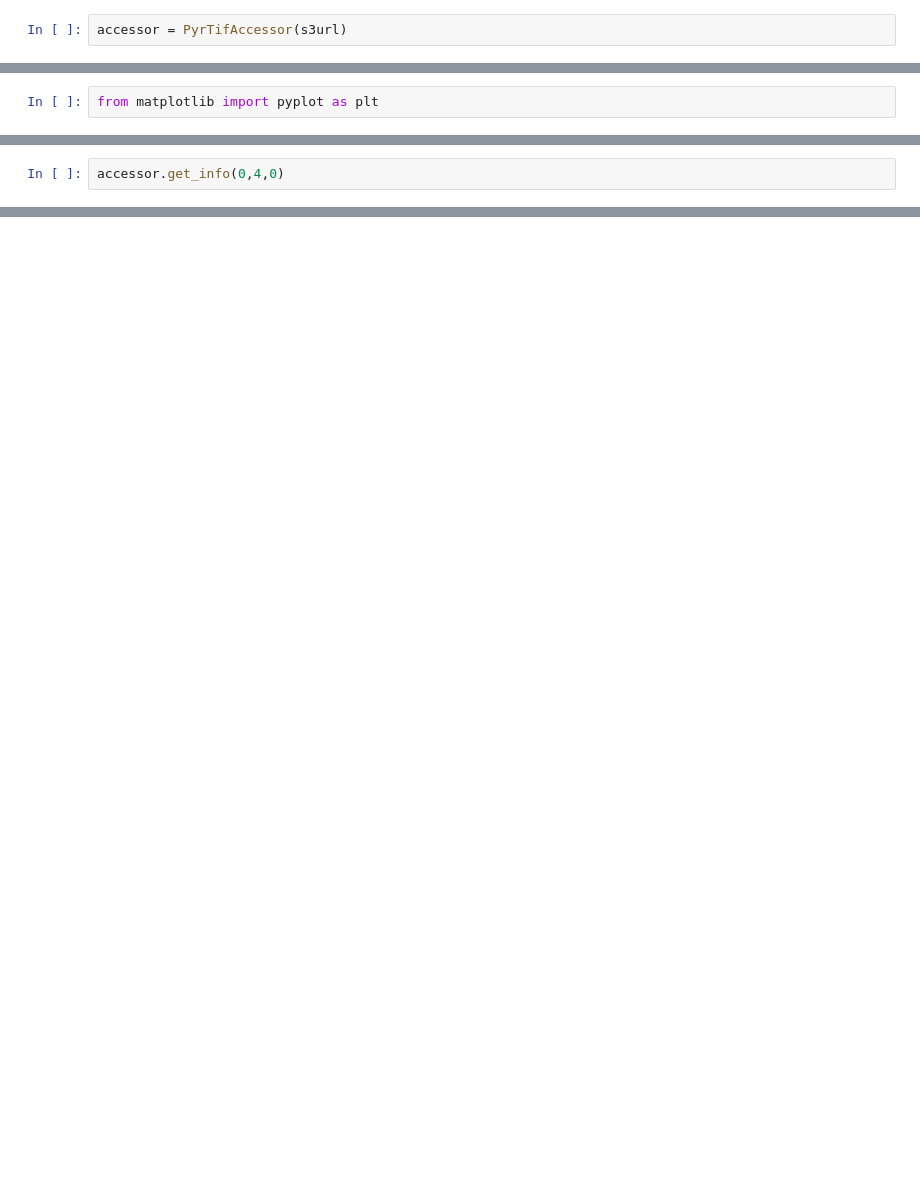
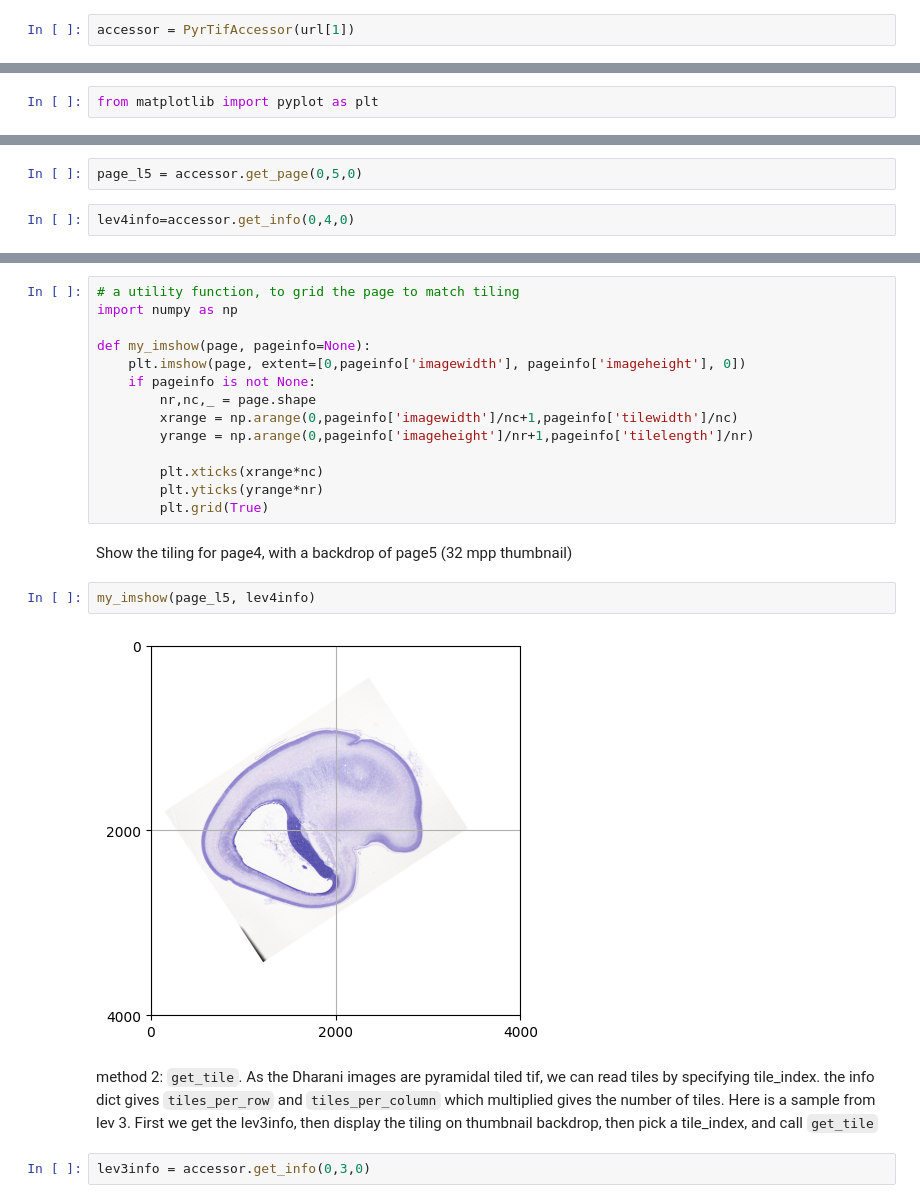
Before and after one commit to SGBC-IITM/DHARANI_data_tutorial, a Jupyter notebook: notebooks/test_image.ipynb, the cells around one changed output, grey strips where cells are left out. Saved outputs shown, nothing was run; the diff lists cells and outputs as text; blank space fills up the shorter version.

Commit message:
more docs, test_image.ipynb refreshed

```diff
--- a/notebooks/test_image.ipynb
+++ b/notebooks/test_image.ipynb
@@ -23,2 +136,2 @@ s3url = s3baseurl + samplefilename
 # %%
-accessor = PyrTifAccessor(s3url)
+accessor = PyrTifAccessor(url[1])
@@ -62,2 +200,4 @@ num_pages
+# %%
+page_l5 = accessor.get_page(0,5,0)
 # %%
-accessor.get_info(0,4,0)
+lev4info=accessor.get_info(0,4,0)
@@ -72,0 +216,24 @@ accessor.get_info(0,4,0)
+# %%
+# a utility function, to grid the page to match tiling
+import numpy as np
+
+def my_imshow(page, pageinfo=None):
+    plt.imshow(page, extent=[0,pageinfo['imagewidth'], pageinfo['imageheight'], 0])
+    if pageinfo is not None:
+        nr,nc,_ = page.shape
+        xrange = np.arange(0,pageinfo['imagewidth']/nc+1,pageinfo['tilewidth']/nc)
+        yrange = np.arange(0,pageinfo['imageheight']/nr+1,pageinfo['tilelength']/nr)
+
+        plt.xticks(xrange*nc)
+        plt.yticks(yrange*nr)
+        plt.grid(True)
+# %% [markdown]
+Show the tiling for page4, with a backdrop of page5 (32 mpp thumbnail)
+# %%
+my_imshow(page_l5, lev4info)
+# %% [output]
+[figure, added]
+# %% [markdown]
+method 2: `get_tile`. As the Dharani images are pyramidal tiled tif, we can read tiles by specifying tile_index. the info dict gives `tiles_per_row` and `tiles_per_column` which multiplied gives the number of tiles. Here is a sample from lev 3. First we get the lev3info, then display the tiling on thumbnail backdrop, then pick a tile_index, and call `get_tile`
+# %%
+lev3info = accessor.get_info(0,3,0)
```
Also changed, not shown: parts of 68 cells of this notebook, 8 other files.
